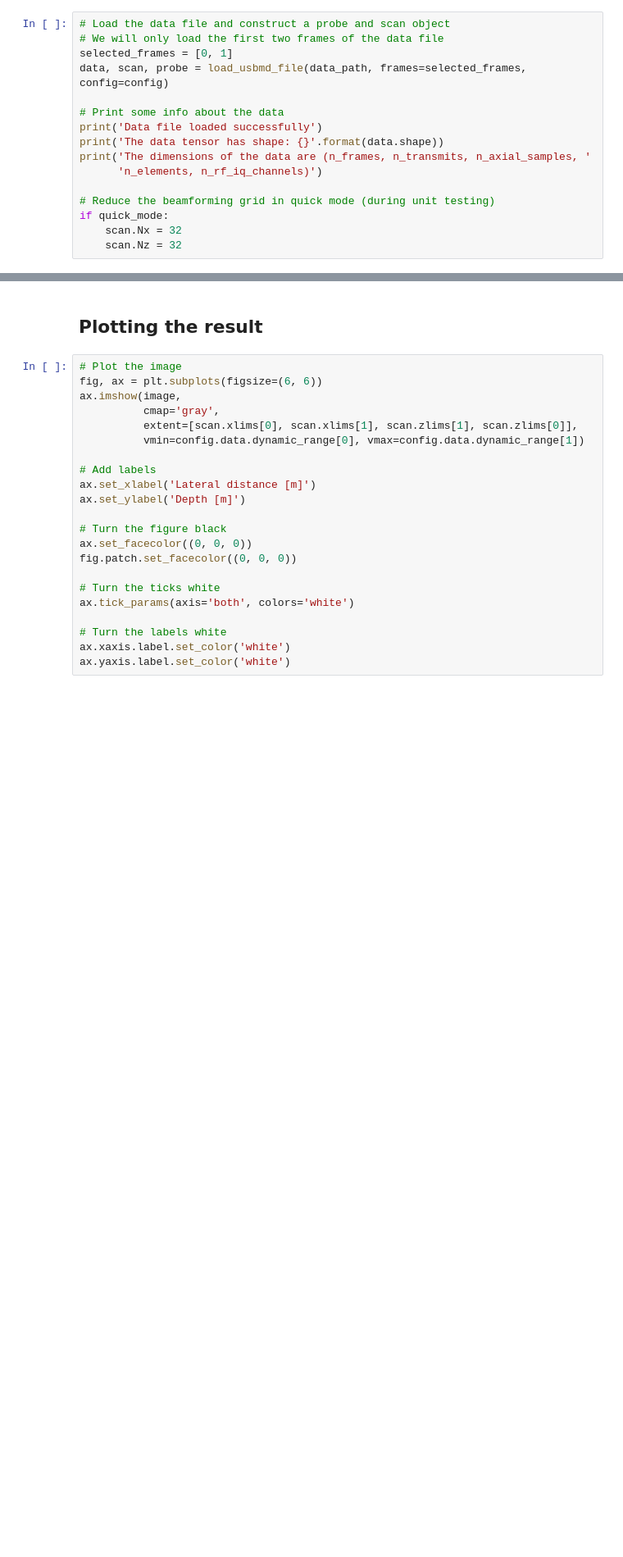
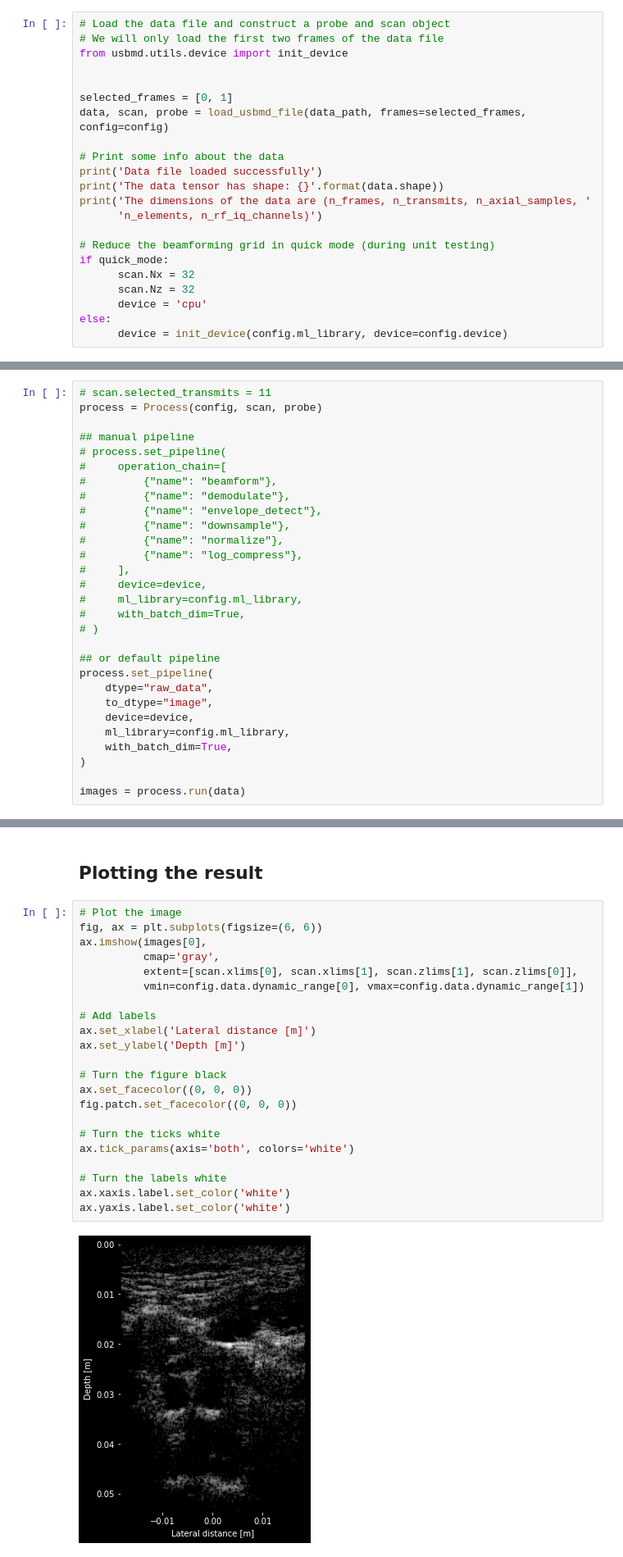
Before and after one commit to tue-bmd/zea, a Jupyter notebook: examples/notebooks/loading_usbmd_data_file.ipynb, the cells around one changed output, grey strips where cells are left out. Shown at 82% size. Cells and saved outputs as stored; diff of their text form; blank space fills up the shorter version.

Commit message:
Fixing notebook with v2.0 update * load usbmd file notebook was not included in tests * added echonet config * some module docstring were incorrect

```diff
--- a/examples/notebooks/loading_usbmd_data_file.ipynb
+++ b/examples/notebooks/loading_usbmd_data_file.ipynb
@@ -68,6 +88,9 @@ else:
 # %%
 # Load the data file and construct a probe and scan object
 # We will only load the first two frames of the data file
+from usbmd.utils.device import init_device
+
+
 selected_frames = [0, 1]
 data, scan, probe = load_usbmd_file(data_path, frames=selected_frames, config=config)
 
@@ -79,5 +102,8 @@ print('The dimensions of the data are (n_frames, n_transmits, n_axial_samples, '
 
 # Reduce the beamforming grid in quick mode (during unit testing)
 if quick_mode:
-    scan.Nx = 32
-    scan.Nz = 32
+      scan.Nx = 32
+      scan.Nz = 32
+      device = 'cpu'
+else:
+      device = init_device(config.ml_library, device=config.device)
@@ -122,0 +125,29 @@ image = log_compress(image)
+# %%
+# scan.selected_transmits = 11
+process = Process(config, scan, probe)
+
+## manual pipeline
+# process.set_pipeline(
+#     operation_chain=[
+#         {"name": "beamform"},
+#         {"name": "demodulate"},
+#         {"name": "envelope_detect"},
+#         {"name": "downsample"},
+#         {"name": "normalize"},
+#         {"name": "log_compress"},
+#     ],
+#     device=device,
+#     ml_library=config.ml_library,
+#     with_batch_dim=True,
+# )
+
+## or default pipeline
+process.set_pipeline(
+    dtype="raw_data",
+    to_dtype="image",
+    device=device,
+    ml_library=config.ml_library,
+    with_batch_dim=True,
+)
+
+images = process.run(data)
@@ -125,25 +158,27 @@ image = log_compress(image)
 # %%
 # Plot the image
 fig, ax = plt.subplots(figsize=(6, 6))
-ax.imshow(image,
+ax.imshow(images[0],
           cmap='gray',
           extent=[scan.xlims[0], scan.xlims[1], scan.zlims[1], scan.zlims[0]],
           vmin=config.data.dynamic_range[0], vmax=config.data.dynamic_range[1])
 
 # Add labels
 ax.set_xlabel('Lateral distance [m]')
 ax.set_ylabel('Depth [m]')
 
 # Turn the figure black
 ax.set_facecolor((0, 0, 0))
 fig.patch.set_facecolor((0, 0, 0))
 
 # Turn the ticks white
 ax.tick_params(axis='both', colors='white')
 
 # Turn the labels white
 ax.xaxis.label.set_color('white')
 ax.yaxis.label.set_color('white')
+# %% [output]
+[figure, added]
 # %% [markdown]
 ## Comparing to the image stored in the data file
 Since this data file also already has processed image data inside we can plot this too and see if the result is the same.
```
Also changed, not shown: parts of 6 cells of this notebook, 4 other files.
